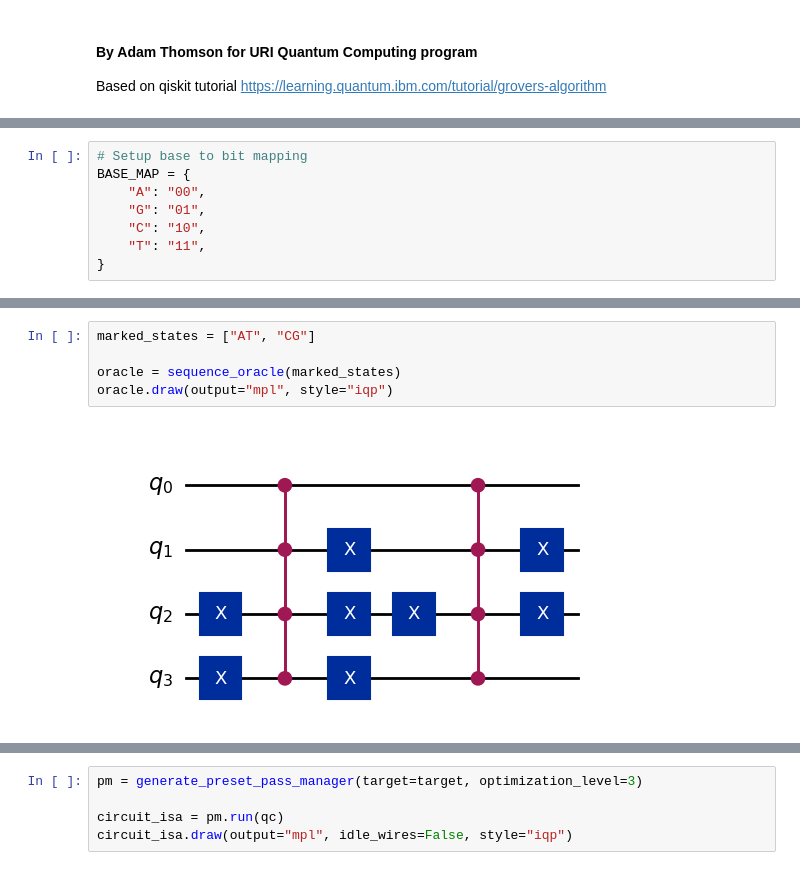
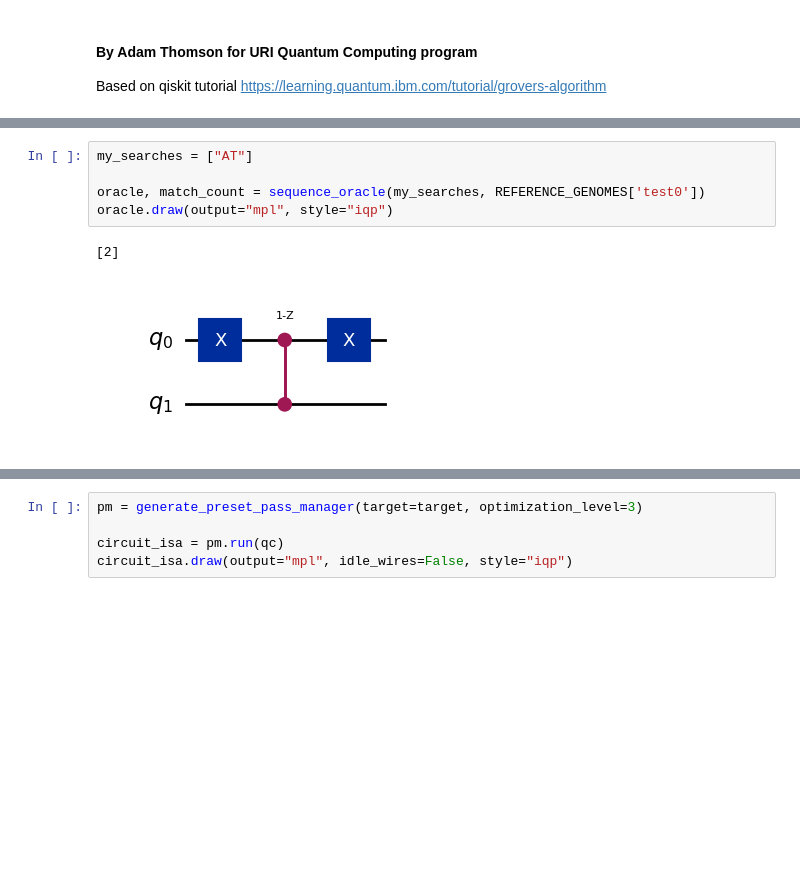
Before and after one commit to AThomsonSMC/uri-qc, a Jupyter notebook: genomic_grover/sandbox.ipynb, the cells around one changed output, grey strips where cells are left out. Cells and saved outputs as stored; diff of their text form; blank space fills up the shorter version.

```diff
--- a/genomic_grover/sandbox.ipynb
+++ b/genomic_grover/sandbox.ipynb
@@ -18,11 +19,3 @@ from qiskit_ibm_runtime import SamplerV2 as Sampler
 from qiskit_aer import AerSimulator
 
 sampler = AerSimulator()
-# %%
-# Setup base to bit mapping
-BASE_MAP = {
-    "A": "00",
-    "G": "01",
-    "C": "10",
-    "T": "11",
-}
@@ -75,10 +109,11 @@ def sequence_oracle(base_seqs):
 # %%
-marked_states = ["AT", "CG"]
+my_searches = ["AT"]
 
-oracle = sequence_oracle(marked_states)
+oracle, match_count = sequence_oracle(my_searches, REFERENCE_GENOMES['test0'])
 oracle.draw(output="mpl", style="iqp")
 # %% [output]
+[2]
-[figure, old version]
+[figure, new version]
 # %%
 grover_op = GroverOperator(oracle)
 grover_op.decompose().draw(output="mpl", style="iqp")
```
Also changed, not shown: parts of 10 cells of this notebook, 2 other files.
